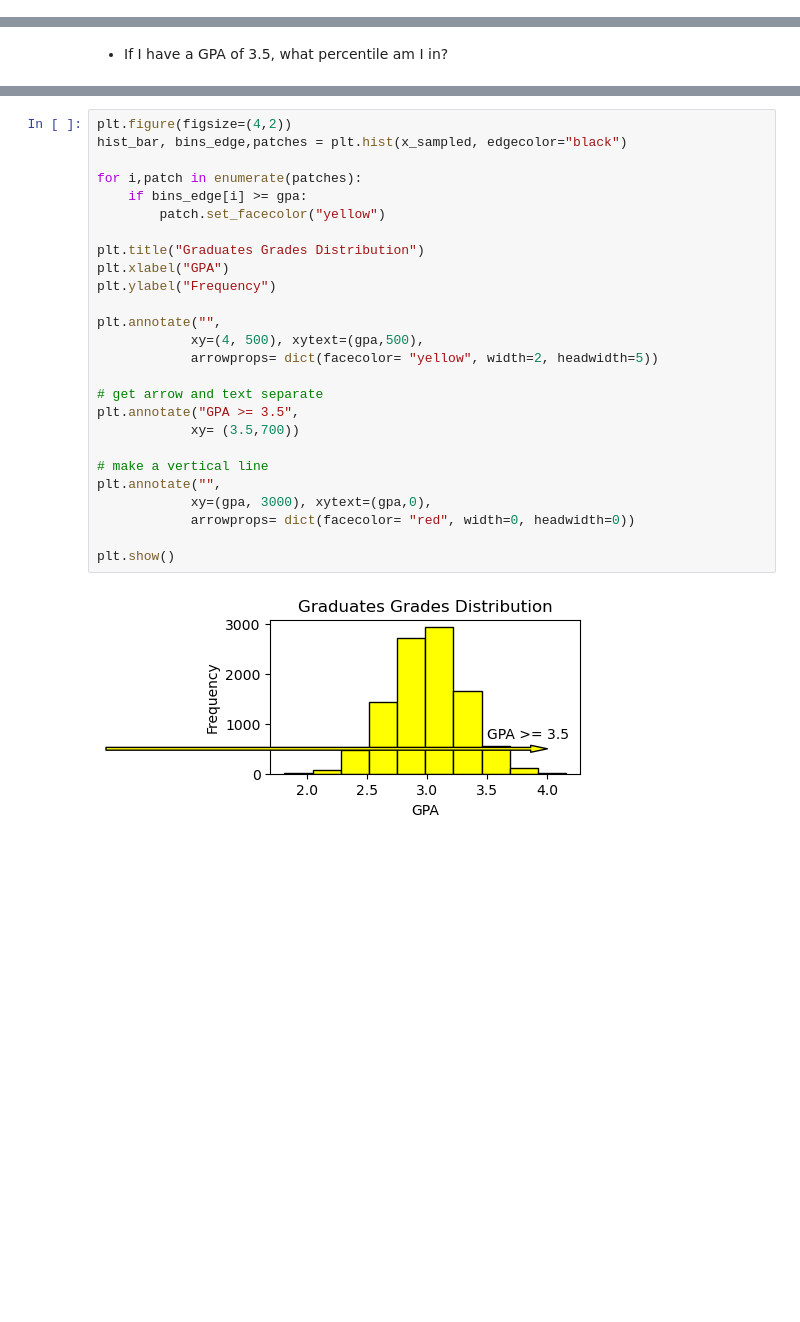
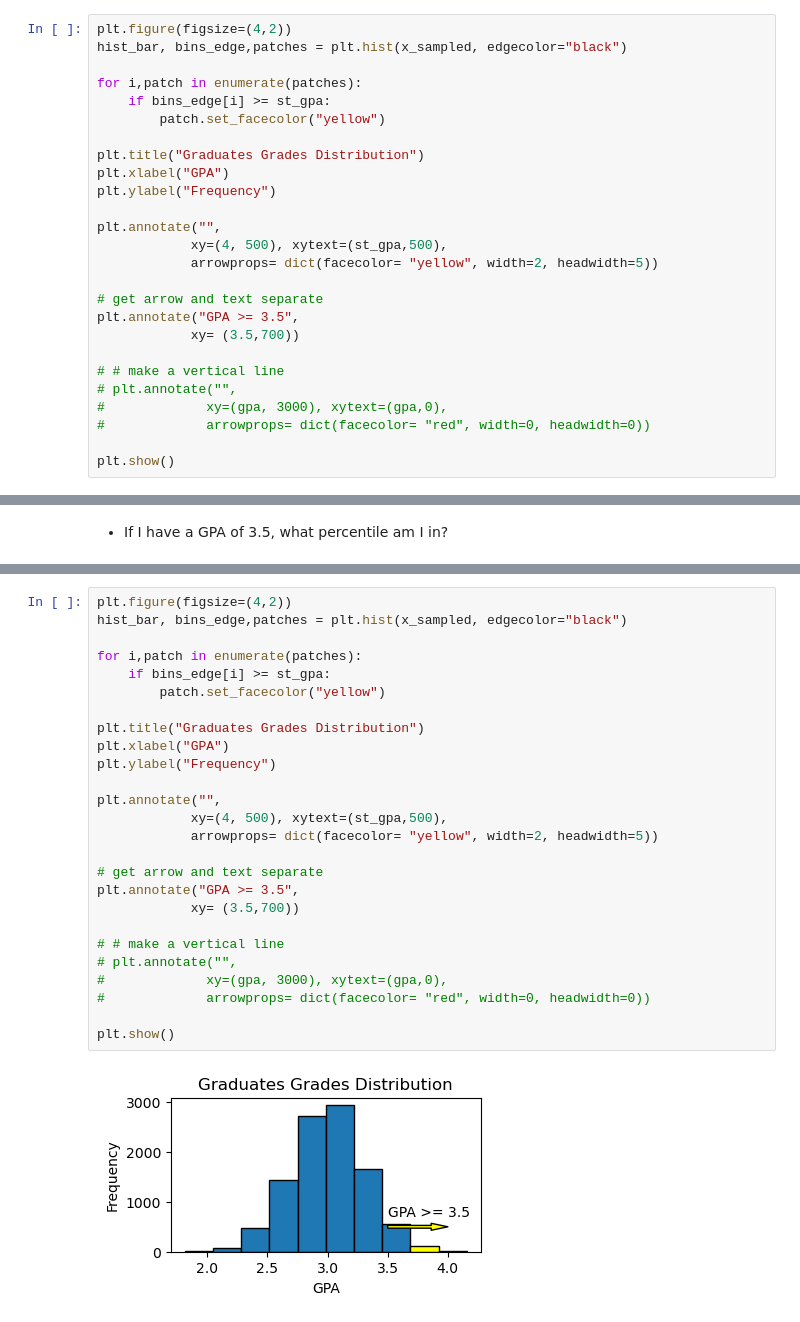
Before and after one commit to MigashaneVictoire/statistics-exercises, a Jupyter notebook: probability_distributions.ipynb, the cells around one changed output, grey strips where cells are left out. Drawn from its saved outputs; the diff is of its cells as text; blank space fills up the shorter version.

```diff
--- a/probability_distributions.ipynb
+++ b/probability_distributions.ipynb
@@ -234,0 +245,26 @@ plt.show()
+# %%
+plt.figure(figsize=(4,2))
+hist_bar, bins_edge,patches = plt.hist(x_sampled, edgecolor="black")
+
+for i,patch in enumerate(patches):
+    if bins_edge[i] >= st_gpa:
+        patch.set_facecolor("yellow")
+
+plt.title("Graduates Grades Distribution")
+plt.xlabel("GPA")
+plt.ylabel("Frequency")
+
+plt.annotate("",
+            xy=(4, 500), xytext=(st_gpa,500),
+            arrowprops= dict(facecolor= "yellow", width=2, headwidth=5))
+
+# get arrow and text separate
+plt.annotate("GPA >= 3.5",
+            xy= (3.5,700))
+
+# # make a vertical line
+# plt.annotate("",
+#             xy=(gpa, 3000), xytext=(gpa,0),
+#             arrowprops= dict(facecolor= "red", width=0, headwidth=0))
+
+plt.show()
@@ -245,28 +283,28 @@ gpa
 # %%
 plt.figure(figsize=(4,2))
 hist_bar, bins_edge,patches = plt.hist(x_sampled, edgecolor="black")
 
 for i,patch in enumerate(patches):
-    if bins_edge[i] >= gpa:
+    if bins_edge[i] >= st_gpa:
         patch.set_facecolor("yellow")
 
 plt.title("Graduates Grades Distribution")
 plt.xlabel("GPA")
 plt.ylabel("Frequency")
 
 plt.annotate("",
-            xy=(4, 500), xytext=(gpa,500),
+            xy=(4, 500), xytext=(st_gpa,500),
             arrowprops= dict(facecolor= "yellow", width=2, headwidth=5))
 
 # get arrow and text separate
 plt.annotate("GPA >= 3.5",
             xy= (3.5,700))
 
-# make a vertical line
-plt.annotate("",
-            xy=(gpa, 3000), xytext=(gpa,0),
-            arrowprops= dict(facecolor= "red", width=0, headwidth=0))
+# # make a vertical line
+# plt.annotate("",
+#             xy=(gpa, 3000), xytext=(gpa,0),
+#             arrowprops= dict(facecolor= "red", width=0, headwidth=0))
 
 plt.show()
 # %% [output]
-[figure, old version]
+[figure, new version]
```
Also changed, not shown: parts of 11 cells of this notebook.
